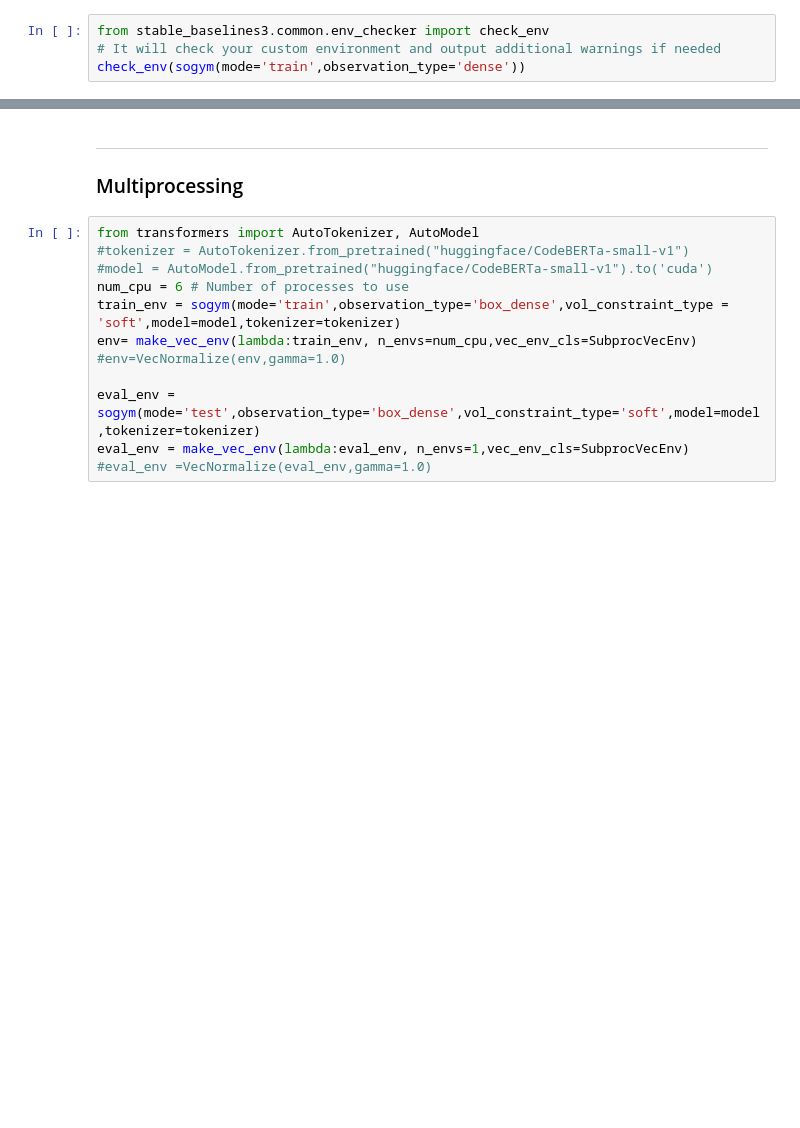
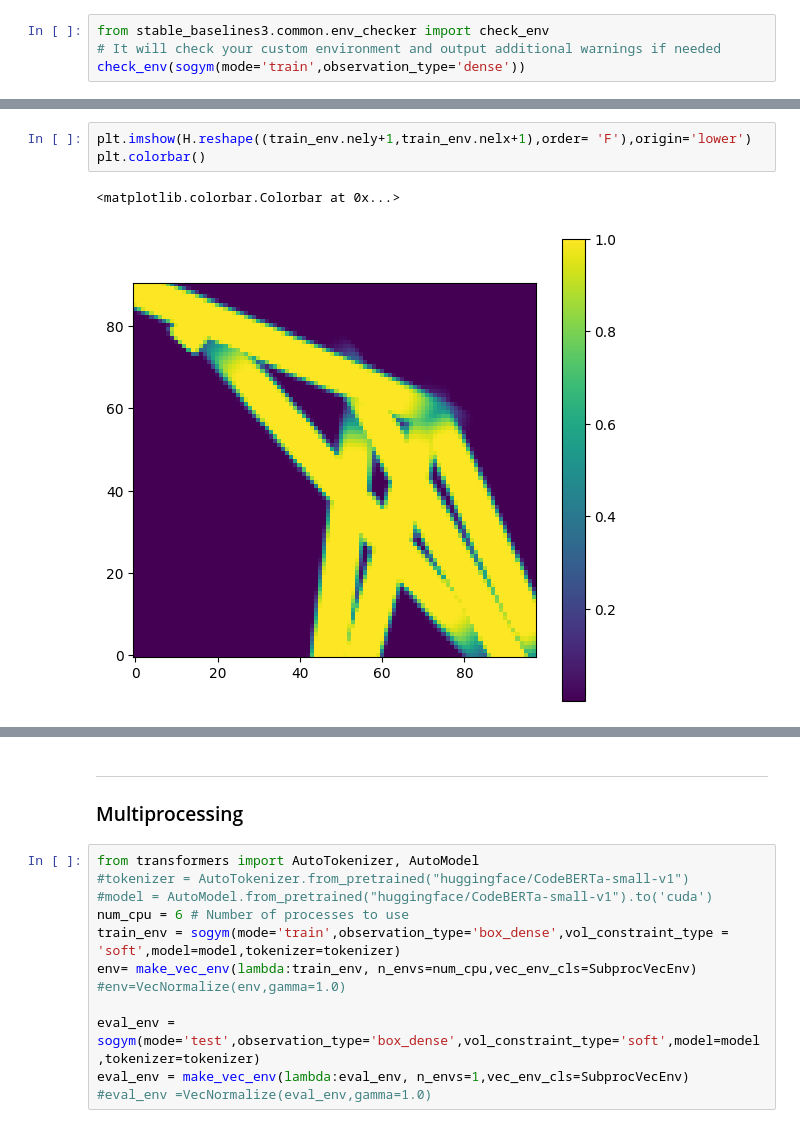
Before and after one commit to ThomasRochefortB/sogym, a Jupyter notebook: rl_training.ipynb, the cells around one changed output, grey strips where cells are left out. Drawn from its saved outputs; the diff is of its cells as text; blank space fills up the shorter version.

```diff
--- a/rl_training.ipynb
+++ b/rl_training.ipynb
@@ -39,4 +49,10 @@ run_mmc(train_env.conditions,train_env.nelx,train_env.nely,train_env.dx,train_en
 KeyboardInterrupt:
+# %%
+plt.imshow(H.reshape((train_env.nely+1,train_env.nelx+1),order= 'F'),origin='lower')
+plt.colorbar()
+# %% [output]
+<matplotlib.colorbar.Colorbar at 0x...>
+[figure, added]
 # %%
 # Let's visualize the training environment on a random problem statement and visualize a 'successful' solution:
 reward = 0.0
```
Also changed, not shown: parts of 9 cells of this notebook, 18 other files.
